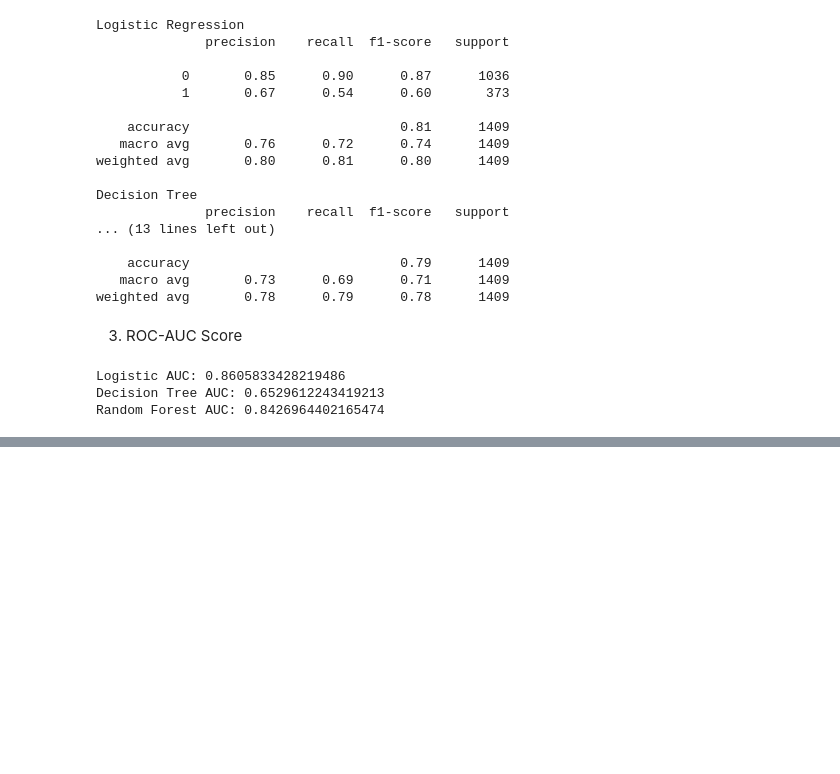
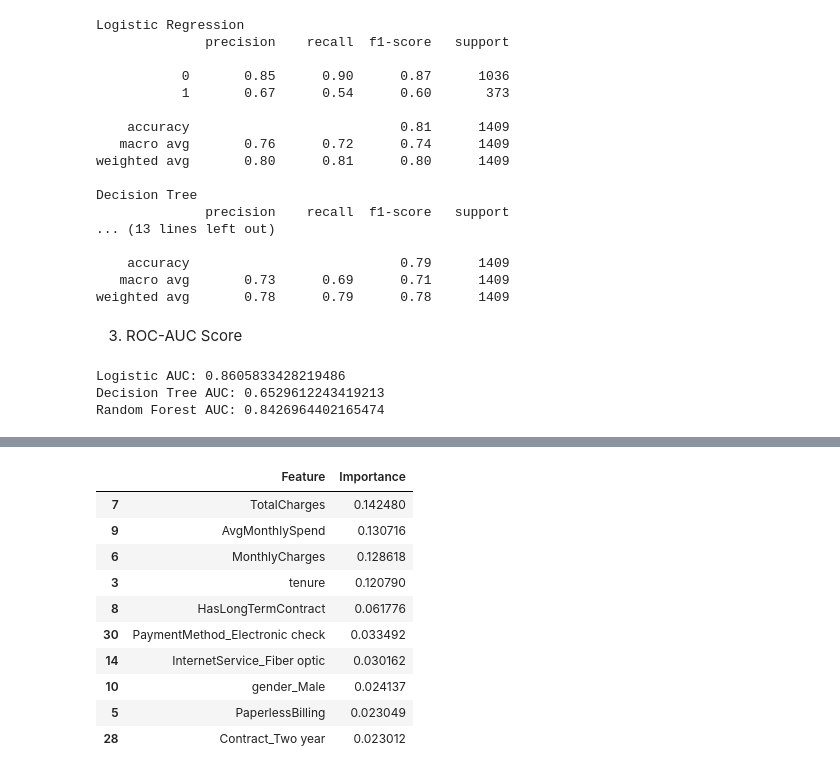
Before and after one commit to Prachi-Arora25/custormer-churn-project, a Jupyter notebook: churn_analysis.ipynb, the cells around one changed output, grey strips where cells are left out. Saved outputs shown, nothing was run; the diff lists cells and outputs as text; code cells hidden in the pictures; blank space fills up the shorter version.

```diff
--- a/churn_analysis.ipynb
+++ b/churn_analysis.ipynb
@@ -421,0 +534,22 @@ Random Forest AUC: 0.8426964402165474
+# %%
+#Random Forest Feature Importance
+rf_importance = pd.DataFrame({
+    "Feature": X.columns,
+    "Importance": rf_model.feature_importances_
+})
+
+rf_importance = rf_importance.sort_values(by="Importance", ascending=False)
+
+rf_importance.head(10)
+# %% [output]
+|  | Feature | Importance |
+| 7 | TotalCharges | 0.142480 |
+| 9 | AvgMonthlySpend | 0.130716 |
+| 6 | MonthlyCharges | 0.128618 |
+| 3 | tenure | 0.120790 |
+| 8 | HasLongTermContract | 0.061776 |
+| 30 | PaymentMethod_Electronic check | 0.033492 |
+| 14 | InternetService_Fiber optic | 0.030162 |
+| 10 | gender_Male | 0.024137 |
+| 5 | PaperlessBilling | 0.023049 |
+| 28 | Contract_Two year | 0.023012 |
```
Also changed, not shown: parts of 12 cells of this notebook.
